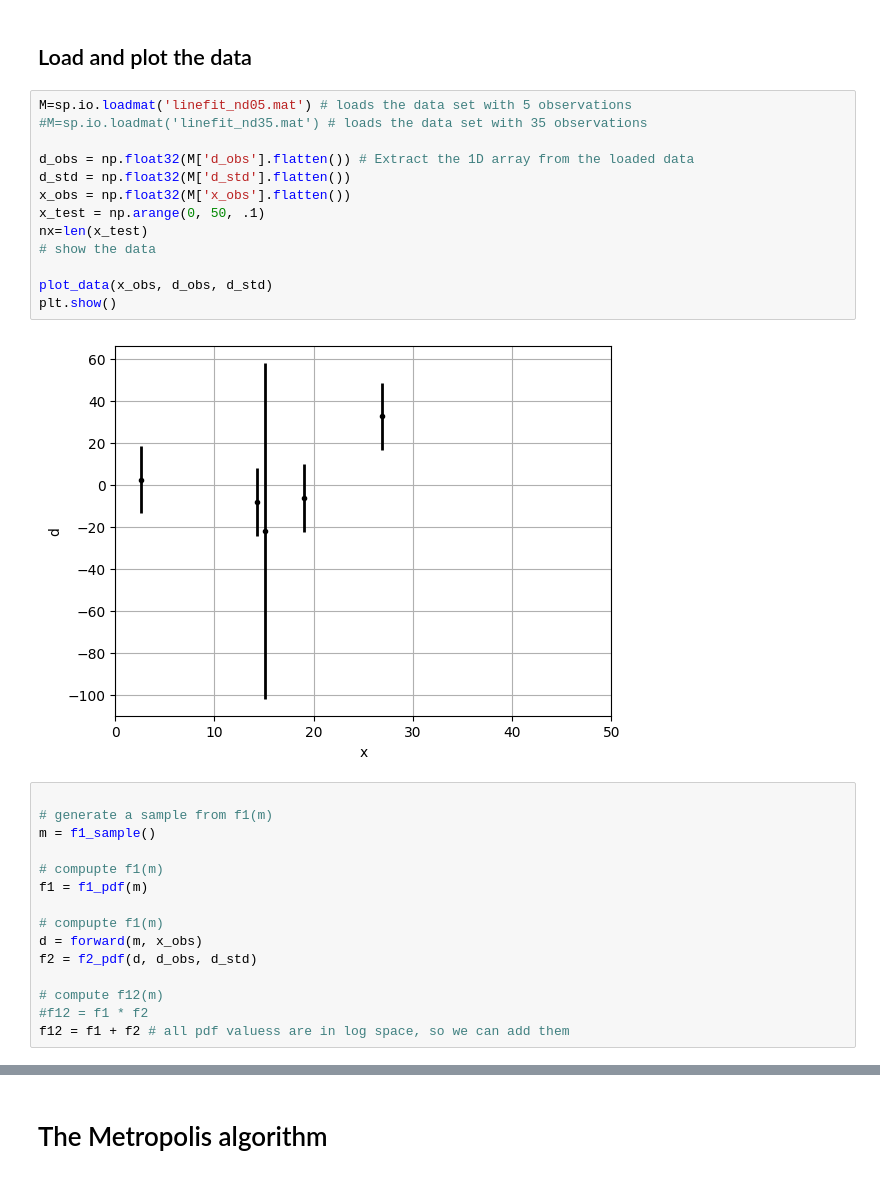
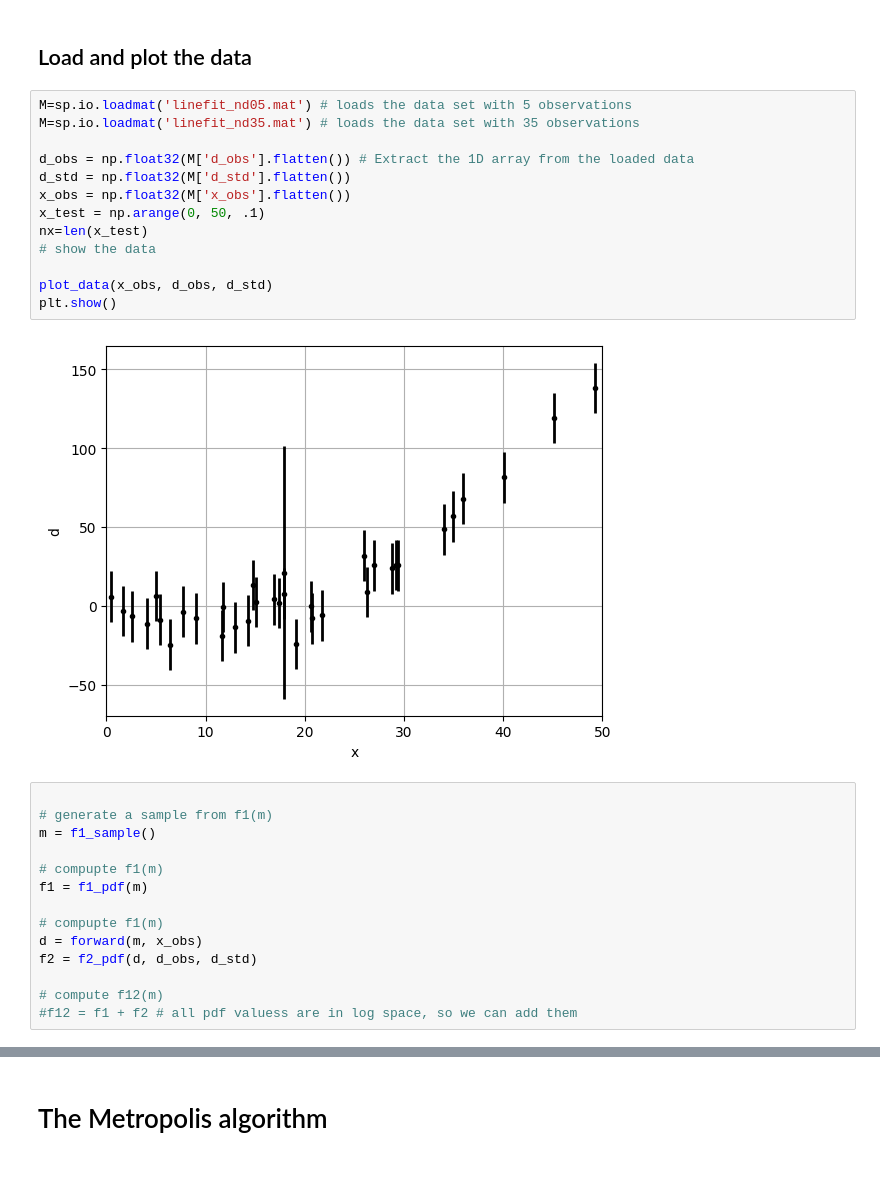
Before and after one commit to cultpenguin/DataIntegration, a Jupyter notebook: Exercises/Polynomial_Line_Fitting/ex_linefit_metropolis.ipynb, the cells around one changed output, grey strips where cells are left out. Saved outputs shown, nothing was run; the diff lists cells and outputs as text.

Commit message:
Linefit exercise

```diff
--- a/Exercises/Polynomial_Line_Fitting/ex_linefit_metropolis.ipynb
+++ b/Exercises/Polynomial_Line_Fitting/ex_linefit_metropolis.ipynb
@@ -178,19 +177,19 @@ def plot_lines(m_sample, nshow=500):
 ## Load and plot the data
 # %%
 M=sp.io.loadmat('linefit_nd05.mat') # loads the data set with 5 observations
-#M=sp.io.loadmat('linefit_nd35.mat') # loads the data set with 35 observations
+M=sp.io.loadmat('linefit_nd35.mat') # loads the data set with 35 observations
 
 d_obs = np.float32(M['d_obs'].flatten()) # Extract the 1D array from the loaded data
 d_std = np.float32(M['d_std'].flatten())
 x_obs = np.float32(M['x_obs'].flatten())
 x_test = np.arange(0, 50, .1)
 nx=len(x_test)
 # show the data
 
 plot_data(x_obs, d_obs, d_std)
 plt.show()
 # %% [output]
-[figure, old version]
+[figure, new version]
 # %%
 
 # generate a sample from f1(m)
@@ -204,8 +203,7 @@ d = forward(m, x_obs)
 f2 = f2_pdf(d, d_obs, d_std)
 
 # compute f12(m)
-#f12 = f1 * f2
-f12 = f1 + f2 # all pdf valuess are in log space, so we can add them
+#f12 = f1 + f2 # all pdf valuess are in log space, so we can add them
 # %%
 
 ns=10000
```
Also changed, not shown: parts of 12 cells of this notebook, 6 other files.
